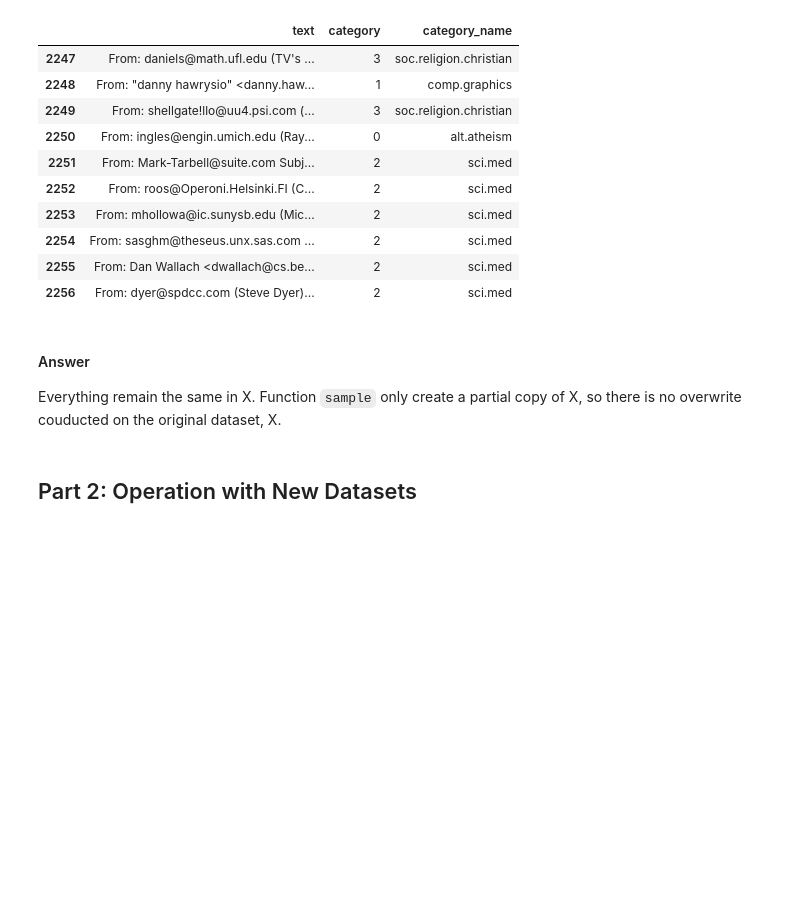
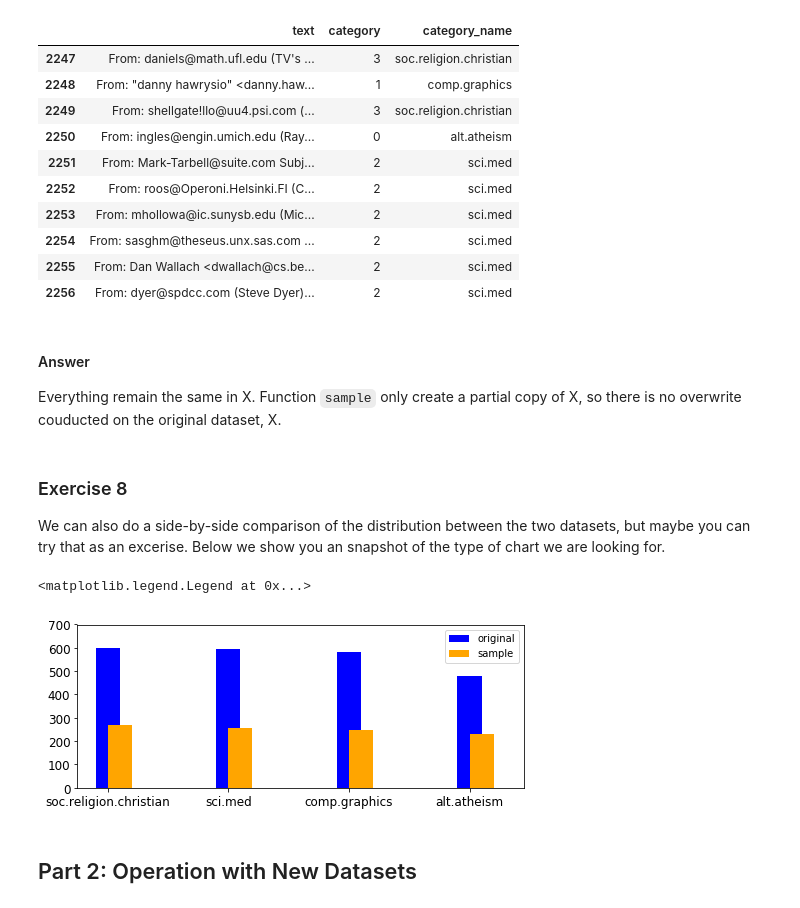
Before and after one commit to phlinhng/dm_2018_hw_1, a Jupyter notebook: Henry_103032027.ipynb, the cells around one changed output. Drawn from its saved outputs; the diff is of its cells as text; code cells hidden in the pictures; blank space fills up the shorter version.

```diff
--- a/Henry_103032027.ipynb
+++ b/Henry_103032027.ipynb
@@ -124,5 +131,27 @@ X[-10:]
 # %% [markdown]
 #### Answer
 Everything remain the same in X. Function `sample` only create a partial copy of X, so there is no overwrite couducted on the original dataset, X.
+# %% [markdown]
+### Exercise 8
+We can also do a side-by-side comparison of the distribution between the two datasets, but maybe you can try that as an excerise. Below we show you an snapshot of the type of chart we are looking for.
+# %%
+import matplotlib.pyplot as plt
+%matplotlib inline
+
+upper_bound = max(X.category_name.value_counts()) + 100
+
+plt.figure(figsize=(8,3))
+X.category_name.value_counts().plot(kind = 'bar',
+                                           color = 'blue', label = 'original',align='center',
+                                           ylim = [0, upper_bound], width = 0.2,
+                                           rot = 0, fontsize = 12, figsize = (8,3))
+X_sample.category_name.value_counts().plot(kind = 'bar',
+                                           color = 'orange', label = 'sample',align='edge',
+                                           ylim = [0, upper_bound], width = 0.2,
+                                           rot = 0, fontsize = 12)
+plt.legend(loc='upper right')
+# %% [output]
+<matplotlib.legend.Legend at 0x...>
+[figure, added]
 # %% [markdown]
 ## Part 2: Operation with New Datasets
```
Also changed, not shown: parts of 1 cell of this notebook, 1 other file.
